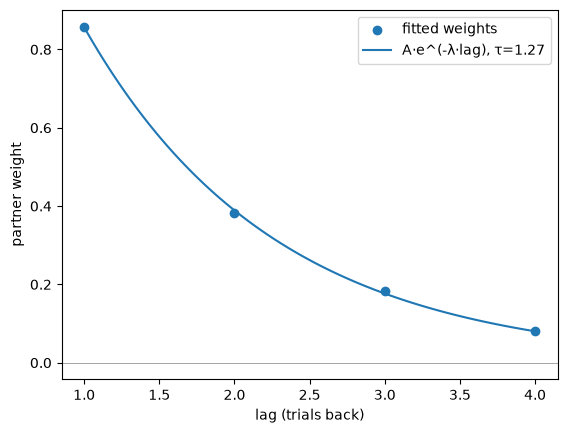
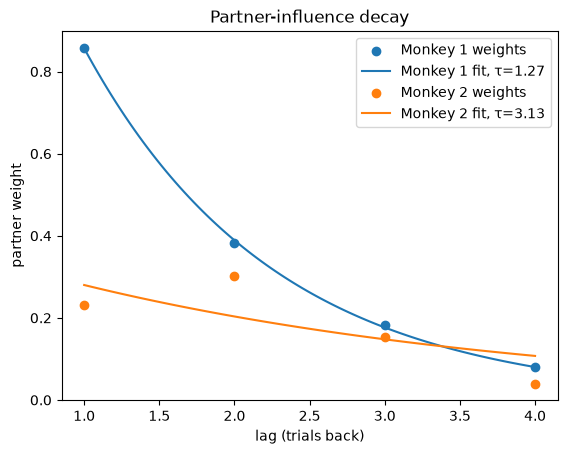
Code edit (unified diff) that turned the first committed figure into the second:
--- before
+++ after
@@ -4,29 +4,52 @@
 import matplotlib.pyplot as plt
 
-# 1) pooled fit across all sessions, K=4, Izzy = decision1
 K = 4
-Xall = np.vstack([build_features(s, K, 'decision1')[0] for s in sessions])
-yall = np.concatenate([build_features(s, K, 'decision1')[1] for s in sessions])
-coef = LogisticRegression(max_iter=1000).fit(Xall, yall).coef_[0]
+lags = np.arange(1, K + 1)
 
-# 2) pull out the PARTNER weights (m2), which sit at odd indices 1,3,5,7
-#    feature order per lag is [m1, m2], so m2 lags are coef[1], coef[3], ...
-partner_w = coef[1::2]                 # length 4: lags 1..4
-lags = np.arange(1, K + 1)
-print("partner weights:", partner_w.round(3))
-
-# 3) fit exponential decay  w(lag) = A * exp(-lambda * lag)
 def decay(lag, A, lam):
     return A * np.exp(-lam * lag)
 
-(A, lam), _ = curve_fit(decay, lags, partner_w, p0=[1.0, 1.0])
-tau = 1 / lam                          # memory timescale (trials to fall to ~37%)
-print(f"A = {A:.3f},  lambda = {lam:.3f},  tau = {tau:.2f} trials")
+# which sessions to use per monkey.
+# Monkey 2 defaults to Peyton-only (drops session 4 = Tigger). Swap back to
+# `sessions` if you decide pooling Tigger is fine.
+session_sets = {
+    'decision1': sessions,
+    'decision2': [df_trials1, df_trials2, df_trials3, df_trials5],
+}
 
-# 4) look at fit vs actual
-plt.scatter(lags, partner_w, label='fitted weights')
-xs = np.linspace(1, K, 100)
-plt.plot(xs, decay(xs, A, lam), label=f'A·e^(-λ·lag), τ={tau:.2f}')
+plt.figure()
+results = {}
+
+for TARGET in ['decision1', 'decision2']:
+    monkey = 'Monkey 1' if TARGET == 'decision1' else 'Monkey 2'
+    sess = session_sets[TARGET]
+
+    # pooled fit across the chosen sessions
+    Xall = np.vstack([build_features(s, K, TARGET)[0] for s in sess])
+    yall = np.concatenate([build_features(s, K, TARGET)[1] for s in sess])
+    coef = LogisticRegression(max_iter=1000).fit(Xall, yall).coef_[0]
+
+    # partner = the OTHER monkey's column. feature order per lag is [m1, m2]:
+    #   decision1 -> partner is m2 -> odd  indices (offset 1)
+    #   decision2 -> partner is m1 -> even indices (offset 0)
+    partner_offset = 1 if TARGET == 'decision1' else 0
+    partner_w = coef[partner_offset::2]
+    print(f"{monkey}: partner weights = {partner_w.round(3)}")
+
+    try:
+        (A, lam), _ = curve_fit(decay, lags, partner_w, p0=[1.0, 1.0], maxfev=5000)
+        tau = 1 / lam
+        print(f"   A = {A:.3f}, lambda = {lam:.3f}, tau = {tau:.2f} trials\n")
+        results[monkey] = (A, lam, tau)
+    except RuntimeError:
+        print("   curve_fit did not converge — weights probably aren't a clean decay\n")
+        continue
+
+    pts = plt.scatter(lags, partner_w, label=f'{monkey} weights')
+    xs = np.linspace(1, K, 100)
+    plt.plot(xs, decay(xs, A, lam), color=pts.get_facecolor()[0],
+             label=f'{monkey} fit, τ={tau:.2f}')
+
 plt.axhline(0, color='gray', lw=0.5)
-plt.xlabel('lag (trials back)'); plt.ylabel('partner weight'); plt.legend()
-plt.show()
+plt.xlabel('lag (trials back)'); plt.ylabel('partner weight')
+plt.legend(); plt.title('Partner-influence decay'); plt.show()

Commit: monkey 2 decay